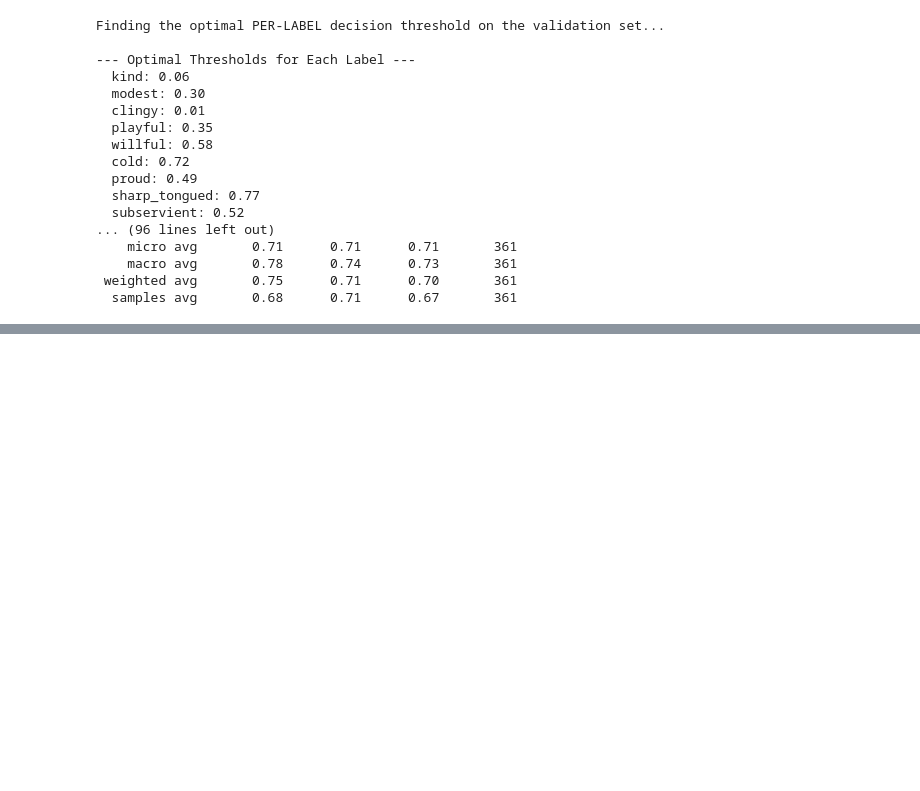
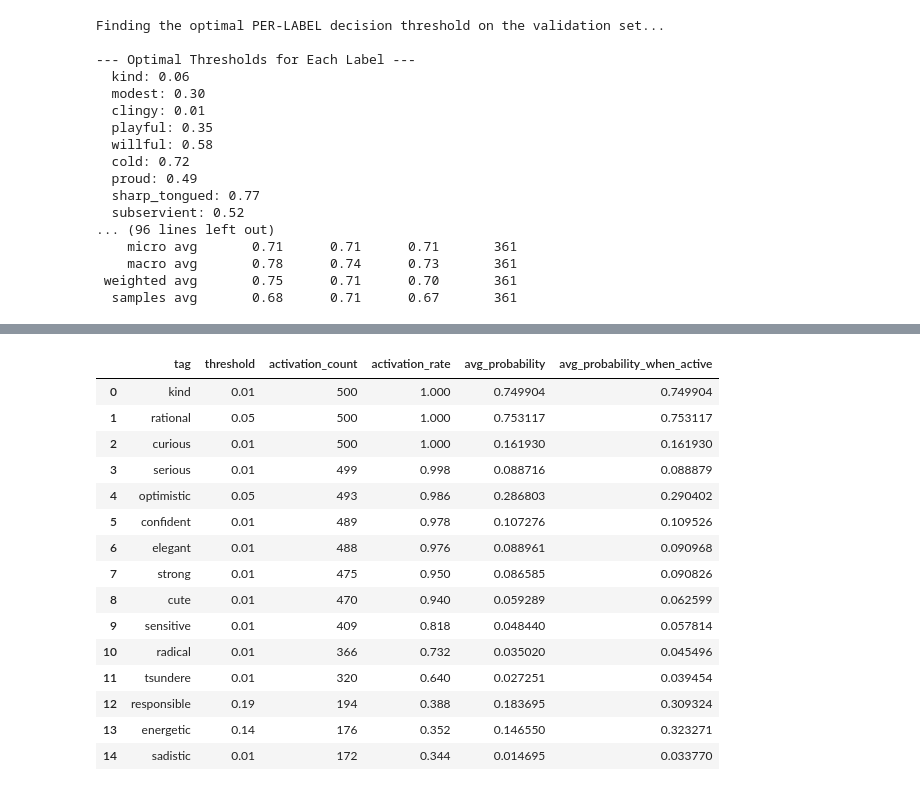
Before and after one commit to Moemu/OtakuLab, a Jupyter notebook: notebook/Word_vector_centroids.ipynb, the cells around one changed output, grey strips where cells are left out. Saved outputs shown, nothing was run; the diff lists cells and outputs as text; code cells hidden in the pictures; blank space fills up the shorter version.

```diff
--- a/notebook/Word_vector_centroids.ipynb
+++ b/notebook/Word_vector_centroids.ipynb
@@ -1954,0 +2659,79 @@ Finding the optimal PER-LABEL decision threshold on the validation set...
+# %%
+import random
+
+PSYDT_FILE = Path("../Dataset/PsyDTCorpus/PsyDTCorpus_test_single_turn_split.json").resolve()
+assert PSYDT_FILE.exists(), f"未找到语料文件：{PSYDT_FILE}"
+PSYDT_RANDOM_SEED = 42
+PSYDT_SAMPLE_SIZE = 500
+PSYDT_TOP_K = 3
+
+with PSYDT_FILE.open("r", encoding="utf-8") as f:
+    psydt_records_raw = json.load(f)
+
+print(f"原始记录总数：{len(psydt_records_raw)}")
+
+psydt_entries_all: list[StyleEntry] = []
+for record in psydt_records_raw:
+    messages = record.get("messages", [])
+    if not messages:
+        continue
+
+    prompt_text = ""
+    response_text = ""
+
+    for idx in range(len(messages) - 1, -1, -1):
+        message = messages[idx]
+
+        if message.get("role") != "assistant":
+            continue
+
+        response_text = message.get("content", "")
+
+        for j in range(idx - 1, -1, -1):
+            prev_msg = messages[j]
+            if prev_msg.get("role") == "user":
+                prompt_text = prev_msg.get("content", "")
+                break
+
+        if prompt_text:
+            break
+
+    if not prompt_text or not response_text:
+        continue
+
+    psydt_entries_all.append(
+        {
+            "prompt": prompt_text,
+            "response": response_text,
+        }
+    )
+
+print(f"可用于推理的样本数：{len(psydt_entries_all)}")
+
+if not psydt_entries_all:
+    raise ValueError("PsyDTCorpus 未找到可用样本，无法继续分析。")
+
+rng = random.Random(PSYDT_RANDOM_SEED)
+sample_size = min(PSYDT_SAMPLE_SIZE, len(psydt_entries_all))
+psydt_entries = rng.sample(psydt_entries_all, sample_size)
+print(f"实际采样数量：{len(psydt_entries)} (seed={PSYDT_RANDOM_SEED})")
+
+psydt_outputs = []
+for entry in tqdm(psydt_entries, desc="PsyDTCorpus 推理中"):
+    prompt = entry["prompt"]
+    response = entry["response"]
+    psydt_outputs.append(infer_styles_with_threshold(prompt, response))
+
+psydt_stats = compute_style_statistics(psydt_outputs, psydt_entries, top_k=PSYDT_TOP_K)
+
+display(psydt_stats["style_df"].head(15))
+if not psydt_stats["pair_df"].empty:
+    display(psydt_stats["pair_df"])
+
+display(
+    render_style_report(
+        psydt_stats,
+        title=f"PsyDTCorpus 风格报告（Top-{PSYDT_TOP_K}，随机采样 {len(psydt_entries)} 条）",
+    )
+)
+# %% [output]
@@ -1954,0 +2741,16 @@ Finding the optimal PER-LABEL decision threshold on the validation set...
+|  | tag | threshold | activation_count | activation_rate | avg_probability | avg_probability_when_active |
+| 0 | kind | 0.01 | 500 | 1.000 | 0.749904 | 0.749904 |
+| 1 | rational | 0.05 | 500 | 1.000 | 0.753117 | 0.753117 |
+| 2 | curious | 0.01 | 500 | 1.000 | 0.161930 | 0.161930 |
+| 3 | serious | 0.01 | 499 | 0.998 | 0.088716 | 0.088879 |
+| 4 | optimistic | 0.05 | 493 | 0.986 | 0.286803 | 0.290402 |
+| 5 | confident | 0.01 | 489 | 0.978 | 0.107276 | 0.109526 |
+| 6 | elegant | 0.01 | 488 | 0.976 | 0.088961 | 0.090968 |
+| 7 | strong | 0.01 | 475 | 0.950 | 0.086585 | 0.090826 |
+| 8 | cute | 0.01 | 470 | 0.940 | 0.059289 | 0.062599 |
+| 9 | sensitive | 0.01 | 409 | 0.818 | 0.048440 | 0.057814 |
+| 10 | radical | 0.01 | 366 | 0.732 | 0.035020 | 0.045496 |
+| 11 | tsundere | 0.01 | 320 | 0.640 | 0.027251 | 0.039454 |
+| 12 | responsible | 0.19 | 194 | 0.388 | 0.183695 | 0.309324 |
+| 13 | energetic | 0.14 | 176 | 0.352 | 0.146550 | 0.323271 |
+| 14 | sadistic | 0.01 | 172 | 0.344 | 0.014695 | 0.033770 |
```
Also changed, not shown: parts of 21 cells of this notebook.
